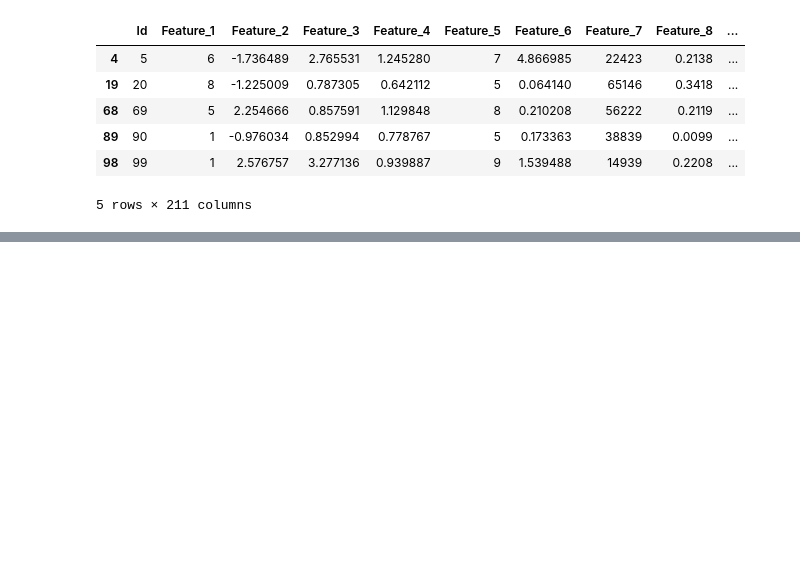
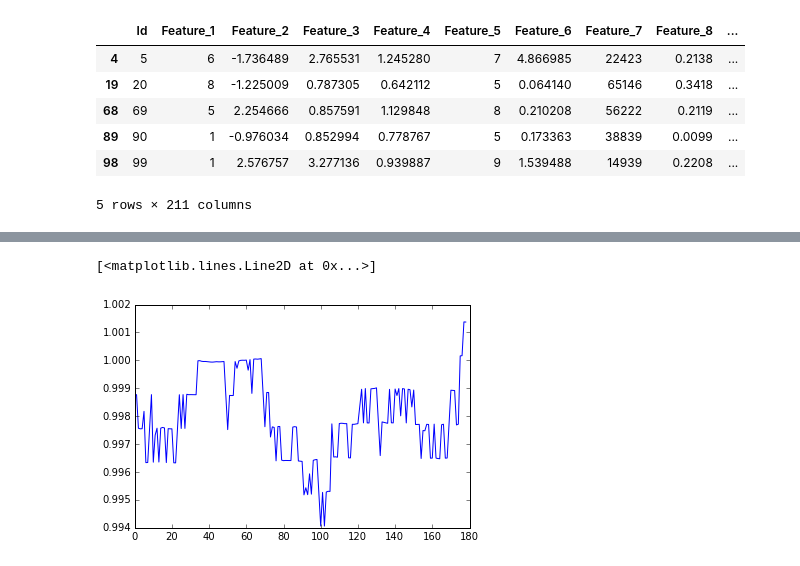
Before and after one commit to achab/winton, a Jupyter notebook: exploration.ipynb, the cells around one changed output, grey strips where cells are left out. Drawn from its saved outputs; the diff is of its cells as text; code cells hidden in the pictures; blank space fills up the shorter version.

```diff
--- a/exploration.ipynb
+++ b/exploration.ipynb
@@ -32,3 +35,8 @@ train['Feature_9'].hist()
+# %%
+plt.plot(log_prices)
+# %% [output]
+[<matplotlib.lines.Line2D at 0x...>]
+[figure, added]
 # %%
 print len(train)
 print len(train.dropna())
```
Also changed, not shown: parts of 5 cells of this notebook, 3 other files.
